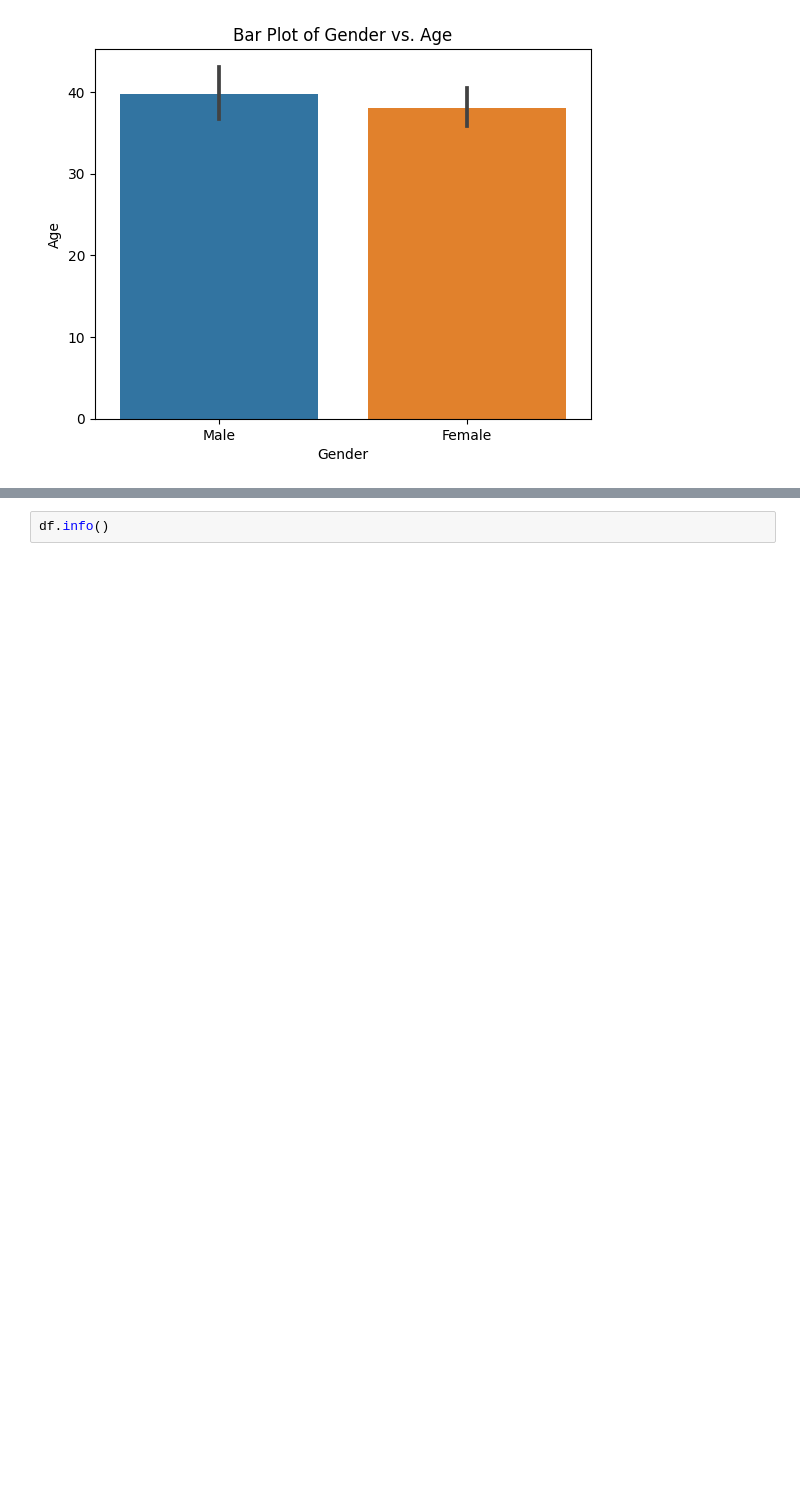
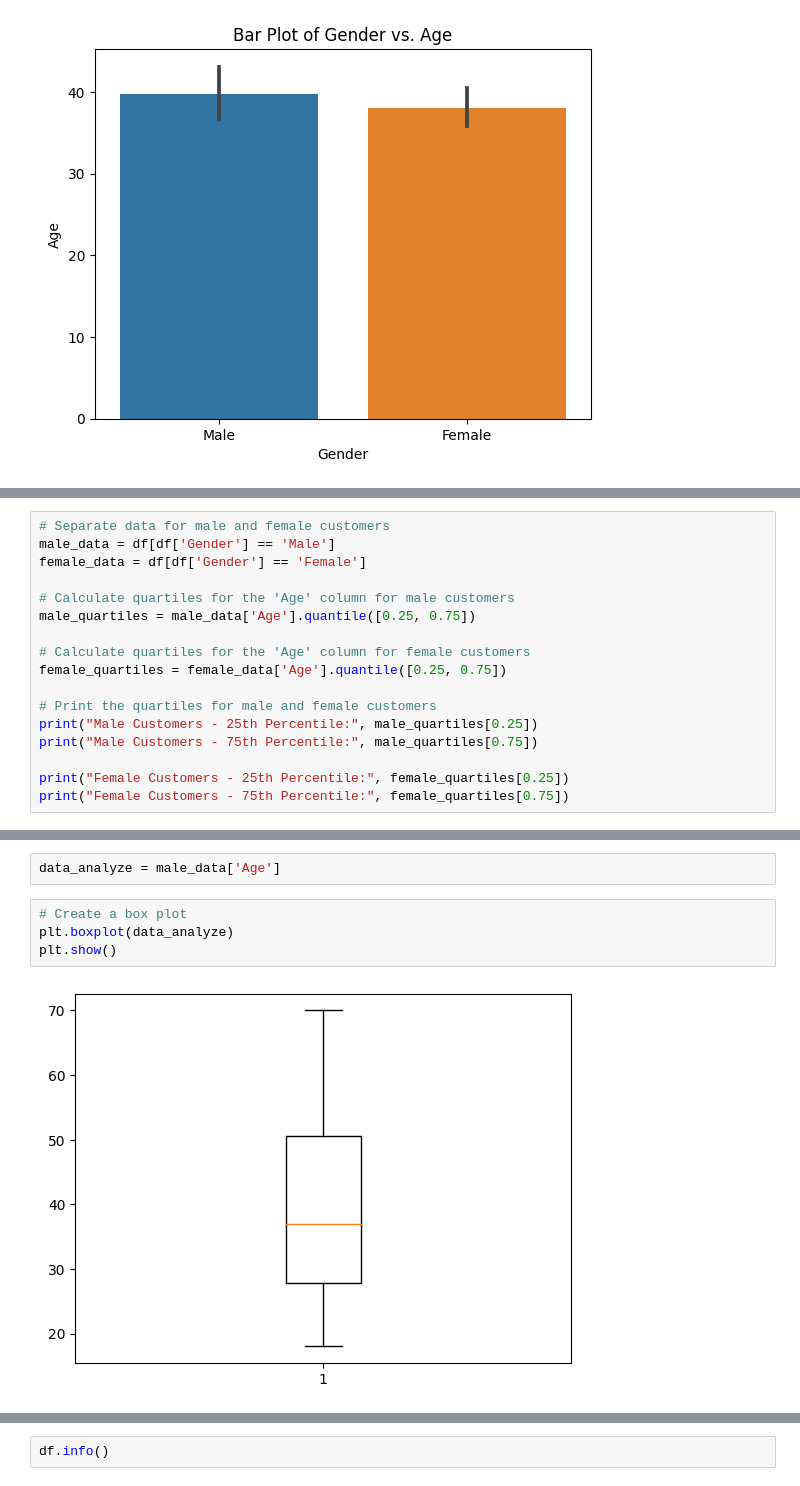
Before and after one commit to ayushagarwal42/trainingtask1, a Jupyter notebook: python_operations.ipynb, the cells around one changed output, grey strips where cells are left out. Drawn from its saved outputs; the diff is of its cells as text; blank space fills up the shorter version.

```diff
--- a/python_operations.ipynb
+++ b/python_operations.ipynb
@@ -151,0 +170,17 @@ plt.show()
+# %%
+# Separate data for male and female customers
+male_data = df[df['Gender'] == 'Male']
+female_data = df[df['Gender'] == 'Female']
+
+# Calculate quartiles for the 'Age' column for male customers
+male_quartiles = male_data['Age'].quantile([0.25, 0.75])
+
+# Calculate quartiles for the 'Age' column for female customers
+female_quartiles = female_data['Age'].quantile([0.25, 0.75])
+
+# Print the quartiles for male and female customers
+print("Male Customers - 25th Percentile:", male_quartiles[0.25])
+print("Male Customers - 75th Percentile:", male_quartiles[0.75])
+
+print("Female Customers - 25th Percentile:", female_quartiles[0.25])
+print("Female Customers - 75th Percentile:", female_quartiles[0.75])
@@ -151,0 +226,8 @@ plt.show()
+# %%
+data_analyze = male_data['Age']
+# %%
+# Create a box plot
+plt.boxplot(data_analyze)
+plt.show()
+# %% [output]
+[figure, added]
```
Also changed, not shown: parts of 8 cells of this notebook.
